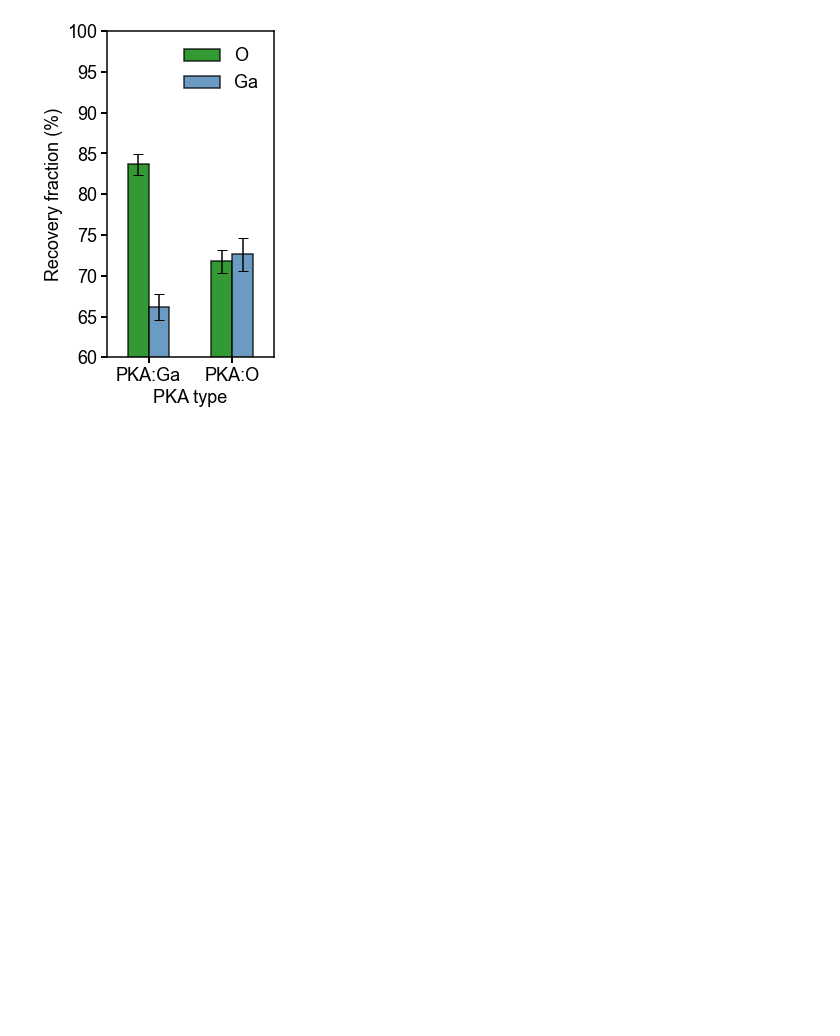
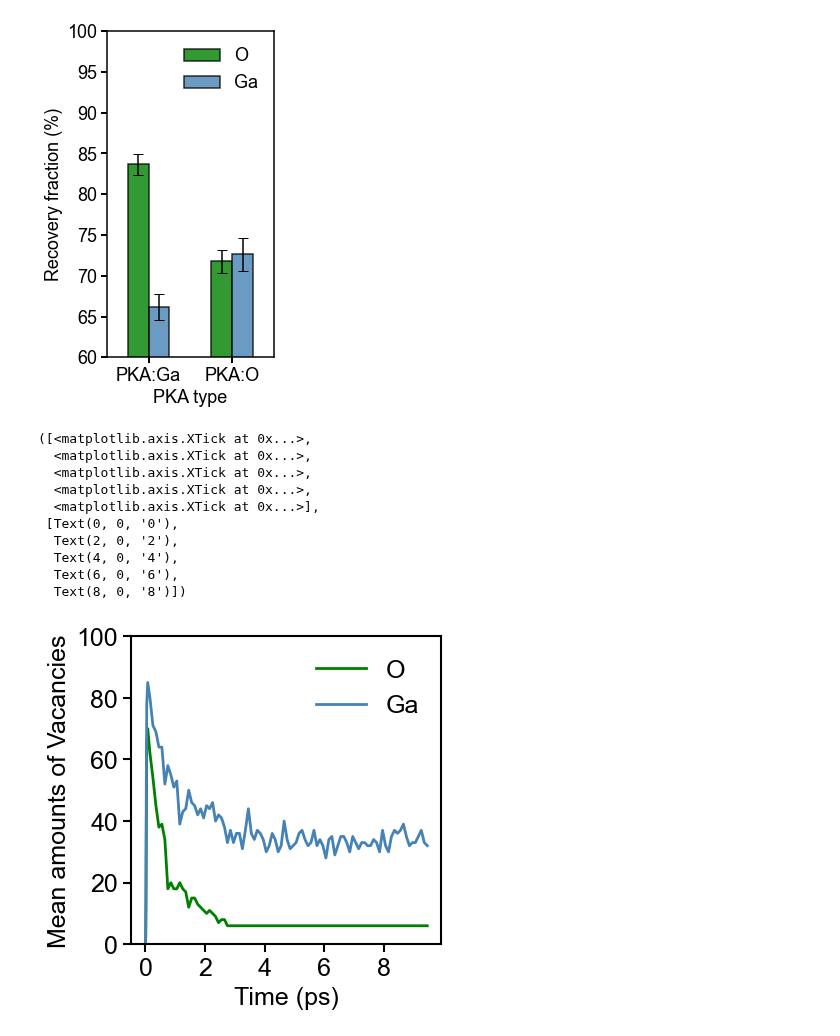
Before and after one commit to HE-RU10/ga2o3, a Jupyter notebook: t_ws_dump.ipynb, the cells around one changed output. Saved outputs shown, nothing was run; the diff lists cells and outputs as text; code cells hidden in the pictures; blank space fills up the shorter version.

```diff
--- a/t_ws_dump.ipynb
+++ b/t_ws_dump.ipynb
@@ -392,3 +391,54 @@ plt.ylim(60, 100)
 plt.savefig('/home/heruhe/Desktop/defect_recover_dump', format='svg')
 # %% [output]
 [figure]
+# %%
+#alpha_cascade
+path='/Users/ruhe/Desktop/ga2o3/alpha/single_cascade/dumpfile'
+fn=path+'/1.dat'
+log= pd.read_csv(fn, sep=' ',header=None)
+log.columns=['Timestep','t','T','pe','ke','Et','p','v','festop']
+log=log[log['Timestep']%100==0]
+#wigner-seitze vacancy
+#pka:ga
+fn=path+'/pka_ga_3'
+vacancy=pd.read_csv(fn, sep=' ',header=None,skiprows=1)
+# Drop the last column
+vacancy = vacancy.iloc[:, :-1]
+# Rename the columns
+vacancy = vacancy.rename(columns={0: 'Frame', 1: 'Vga', 2: 'Vo', 3: 'Timestep'})
+# Merge based on 'TimeStep'
+V1= pd.merge(vacancy, log, on='Timestep')
+plt.plot(V1['t'][:100],V1['Vo'][:100],linewidth=2,color='green',label='O')
+plt.plot(V1['t'][:100],V1['Vga'][:100],linewidth=2,color='steelblue',label='Ga')
+
+# Set figure size
+plt.rcParams["figure.figsize"] = (4, 4)
+
+# Set font family
+plt.rcParams["font.family"] = "arial"
+
+
+# Remove legend frame
+plt.legend(fontsize=18, frameon=False)
+plt.tick_params(axis='x', width=1.5,length=6,labelsize=18)
+plt.tick_params(axis='y', width=1.5,length=6,labelsize=18)
+# Show the plot
+#plt.show()
+
+plt.xlabel('Time (ps)',fontsize=18)
+plt.ylabel('Mean amounts of Vacancies',fontsize=18)
+plt.rcParams["axes.linewidth"] = 1.5
+plt.ylim((0,100))
+plt.xticks([0,2,4,6,8])
+# %% [output]
+([<matplotlib.axis.XTick at 0x...>,
+  <matplotlib.axis.XTick at 0x...>,
+  <matplotlib.axis.XTick at 0x...>,
+  <matplotlib.axis.XTick at 0x...>,
+  <matplotlib.axis.XTick at 0x...>],
+ [Text(0, 0, '0'),
+  Text(2, 0, '2'),
+  Text(4, 0, '4'),
+  Text(6, 0, '6'),
+  Text(8, 0, '8')])
+[figure, added]
```
Also changed, not shown: parts of 3 cells of this notebook.
